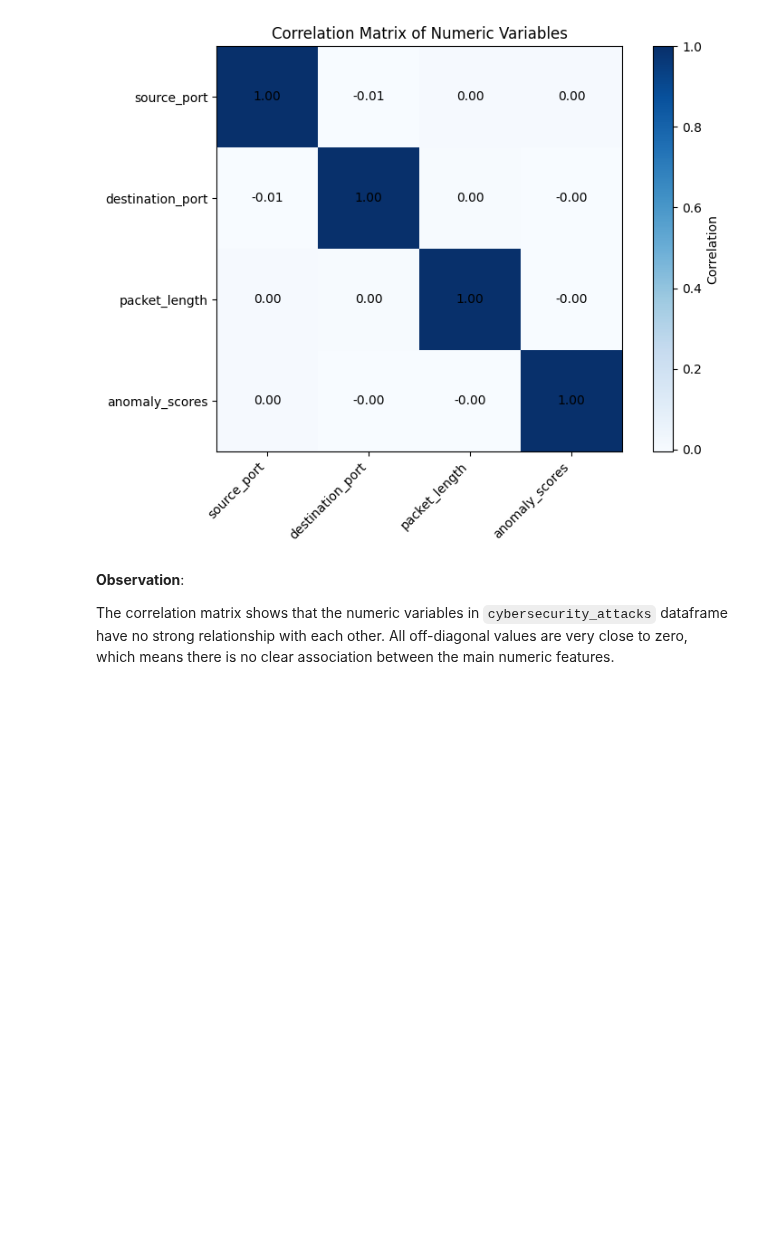
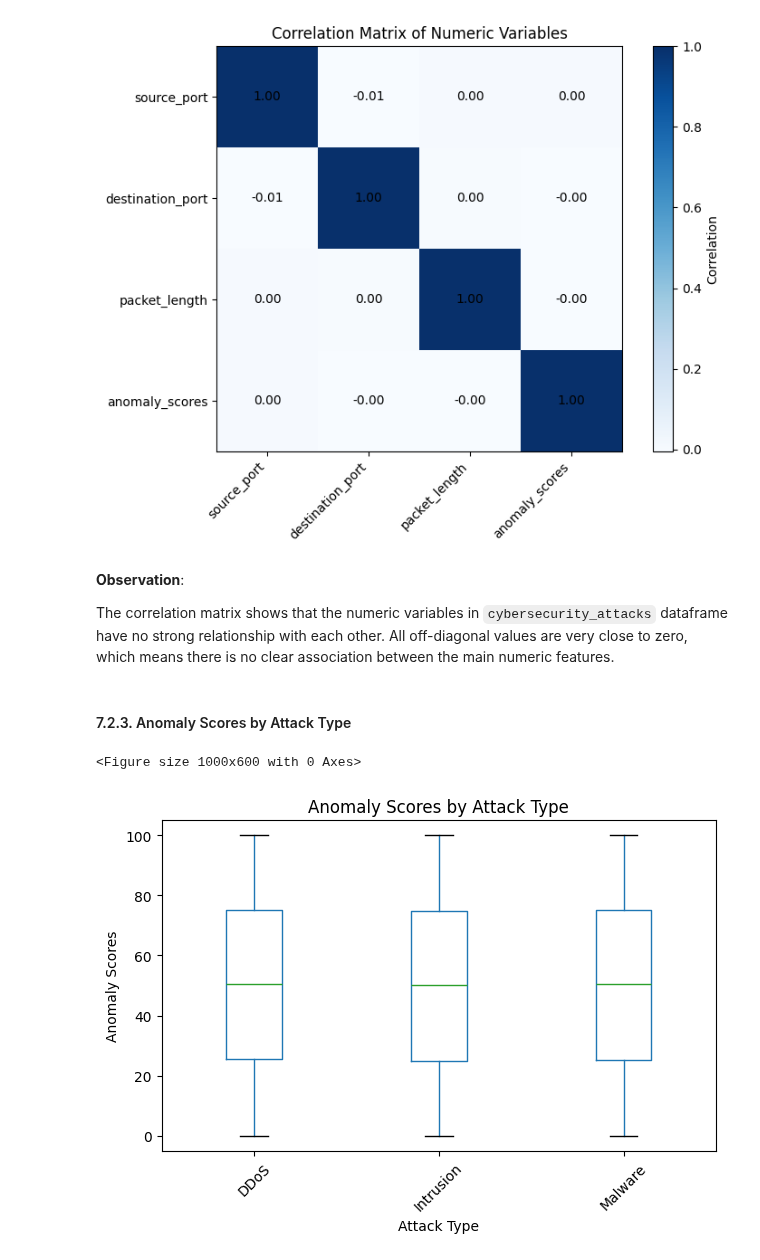
Before and after one commit to AlexanderPanagyurski/cyberattack-severity-analysis, a Jupyter notebook: Drivers of Cyberattack Severity.ipynb, the cells around one changed output. Drawn from its saved outputs; the diff is of its cells as text; code cells hidden in the pictures; blank space fills up the shorter version.

Commit message:
Exploratory data analysis: add Anomaly Scores by Attack Type boxplot and grouped summary table

```diff
--- a/Drivers of Cyberattack Severity.ipynb
+++ b/Drivers of Cyberattack Severity.ipynb
@@ -1883,3 +1883,5 @@ plot_correlation_matrix(cybersecurity_attacks, 8, 6, numeric_cols)
 **Observation**:
 
 The correlation matrix shows that the numeric variables in `cybersecurity_attacks` dataframe have no strong relationship with each other. All off-diagonal values are very close to zero, which means there is no clear association between the main numeric features.
+# %% [markdown]
+#### 7.2.3. Anomaly Scores by Attack Type
@@ -1885,0 +1931,9 @@ The correlation matrix shows that the numeric variables in `cybersecurity_attack
+# %%
+plot_boxplot_by_category(
+    cybersecurity_attacks,
+    numeric_col="anomaly_scores",
+    categorical_col="attack_type"
+)
+# %% [output]
+<Figure size 1000x600 with 0 Axes>
+[figure, added]
```
Also changed, not shown: parts of 5 cells of this notebook.
